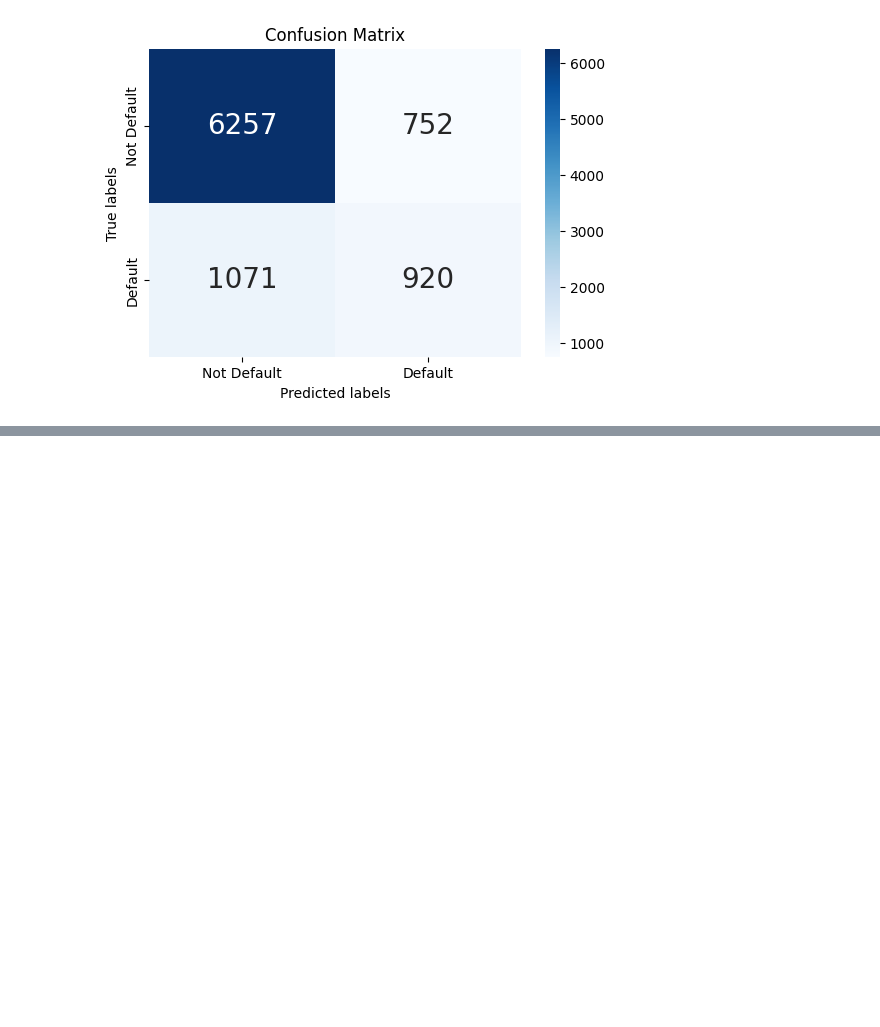
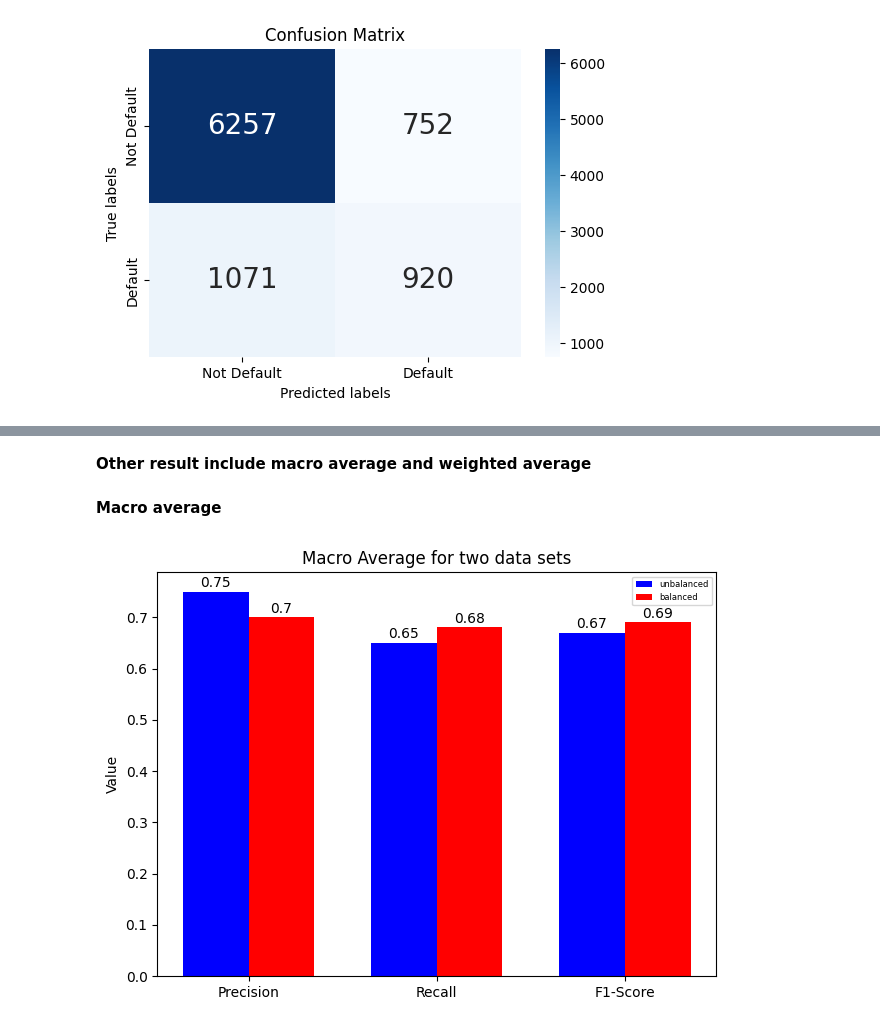
Before and after one commit to Charles20239/Credit_Card_Default_Prediction, a Jupyter notebook: RandomForest.ipynb, the cells around one changed output, grey strips where cells are left out. Cells and saved outputs as stored; diff of their text form; code cells hidden in the pictures; blank space fills up the shorter version.

```diff
--- a/RandomForest.ipynb
+++ b/RandomForest.ipynb
@@ -291,0 +374,43 @@ plt.show()
+# %% [markdown]
+**Other result include macro average and weighted average**
+# %% [markdown]
+**Macro average**
+# %%
+# load data
+labels = ['Precision', 'Recall', 'F1-Score']
+group1_data = [0.75, 0.65, 0.67]
+group2_data = [0.70, 0.68, 0.69]
+
+x = np.arange(len(labels))  # label position
+width = 0.35  # width of column
+
+fig, ax = plt.subplots()
+
+rects1 = ax.bar(x - width/2, group1_data, width, label='unbalanced', color='b')
+rects2 = ax.bar(x + width/2, group2_data, width, label='balanced', color='r')
+
+# add text, title
+ax.set_ylabel('Value')
+ax.set_title('Macro Average for two data sets')
+ax.set_xticks(x)
+ax.set_xticklabels(labels)
+ax.legend(prop={'size': 6})
+
+# add label to each column
+def autolabel(rects):
+    for rect in rects:
+        height = rect.get_height()
+        ax.annotate('{}'.format(height),
+                    xy=(rect.get_x() + rect.get_width() / 2, height),
+                    xytext=(0, 1),  # vertical shift
+                    textcoords="offset points",
+                    ha='center', va='bottom')
+
+autolabel(rects1)
+autolabel(rects2)
+
+fig.tight_layout()
+
+plt.show()
+# %% [output]
+[figure, added]
```
Also changed, not shown: parts of 6 cells of this notebook.
